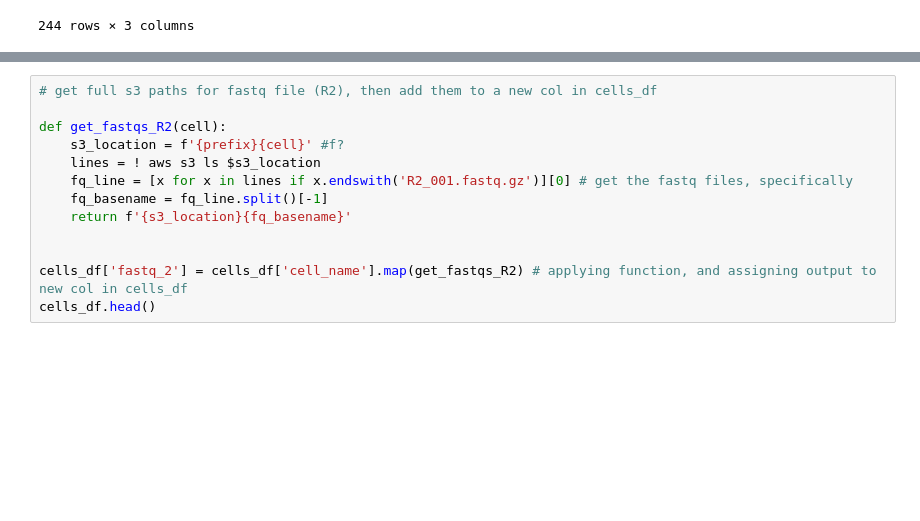
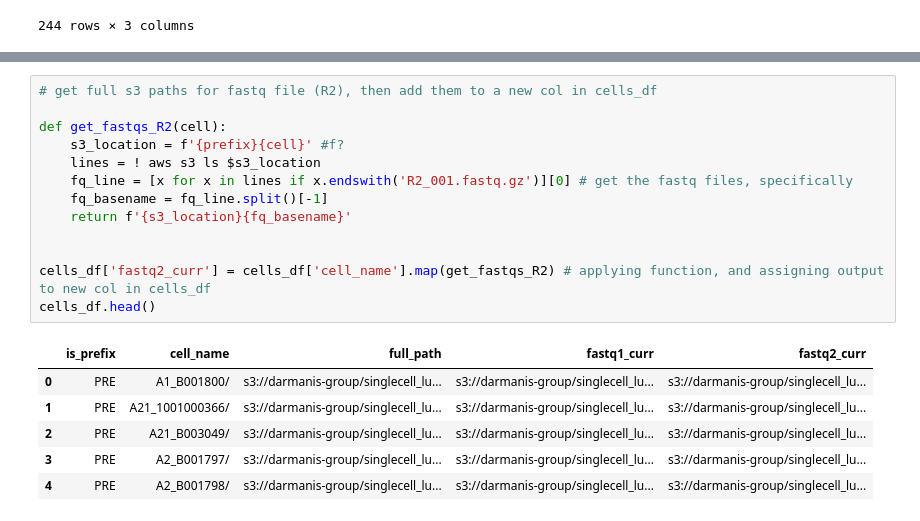
Before and after one commit to lincoln-harris/potLuck, a Jupyter notebook: fixBrokenFilePaths.ipynb, the cells around one changed output, grey strips where cells are left out. Drawn from its saved outputs; the diff is of its cells as text; blank space fills up the shorter version.

```diff
--- a/fixBrokenFilePaths.ipynb
+++ b/fixBrokenFilePaths.ipynb
@@ -94,13 +94,20 @@ cells_df.head()
 # %%
 # get full s3 paths for fastq file (R2), then add them to a new col in cells_df
 
 def get_fastqs_R2(cell):
     s3_location = f'{prefix}{cell}' #f?
     lines = ! aws s3 ls $s3_location
     fq_line = [x for x in lines if x.endswith('R2_001.fastq.gz')][0] # get the fastq files, specifically
     fq_basename = fq_line.split()[-1]
     return f'{s3_location}{fq_basename}'
 
 
-cells_df['fastq_2'] = cells_df['cell_name'].map(get_fastqs_R2) # applying function, and assigning output to new col in cells_df
+cells_df['fastq2_curr'] = cells_df['cell_name'].map(get_fastqs_R2) # applying function, and assigning output to new col in cells_df
 cells_df.head()
+# %% [output]
+|  | is_prefix | cell_name | full_path | fastq1_curr | fastq2_curr |
+| 0 | PRE | A1_B001800/ | s3://darmanis-group/singlecell_lu... | s3://darmanis-group/singlecell_lu... | s3://darmanis-group/singlecell_lu... |
+| 1 | PRE | A21_1001000366/ | s3://darmanis-group/singlecell_lu... | s3://darmanis-group/singlecell_lu... | s3://darmanis-group/singlecell_lu... |
+| 2 | PRE | A21_B003049/ | s3://darmanis-group/singlecell_lu... | s3://darmanis-group/singlecell_lu... | s3://darmanis-group/singlecell_lu... |
+| 3 | PRE | A2_B001797/ | s3://darmanis-group/singlecell_lu... | s3://darmanis-group/singlecell_lu... | s3://darmanis-group/singlecell_lu... |
+| 4 | PRE | A2_B001798/ | s3://darmanis-group/singlecell_lu... | s3://darmanis-group/singlecell_lu... | s3://darmanis-group/singlecell_lu... |
```
Also changed, not shown: parts of 6 cells of this notebook, 3 other files.
